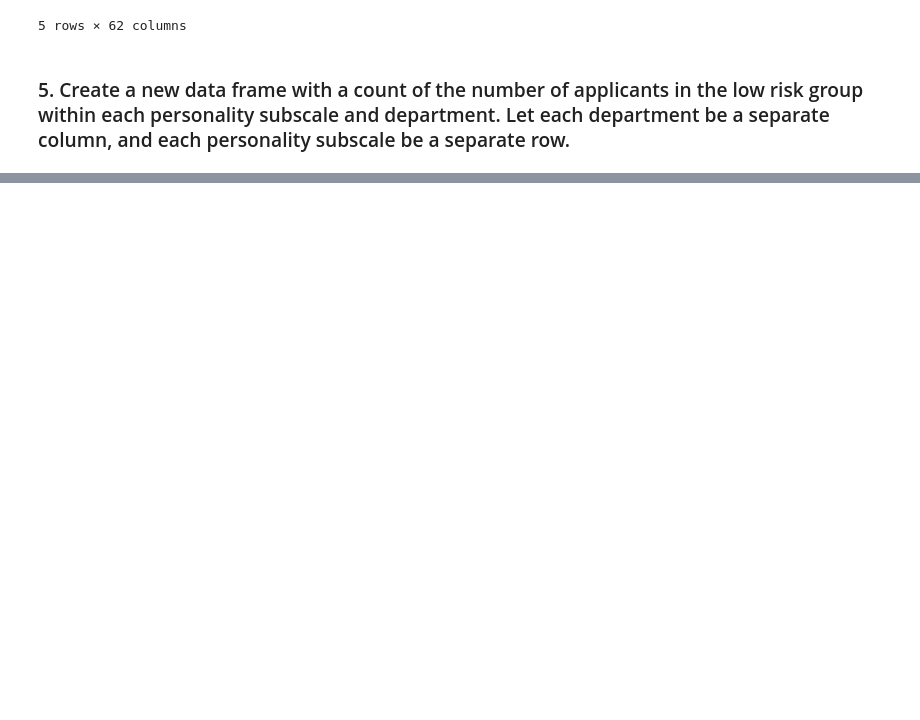
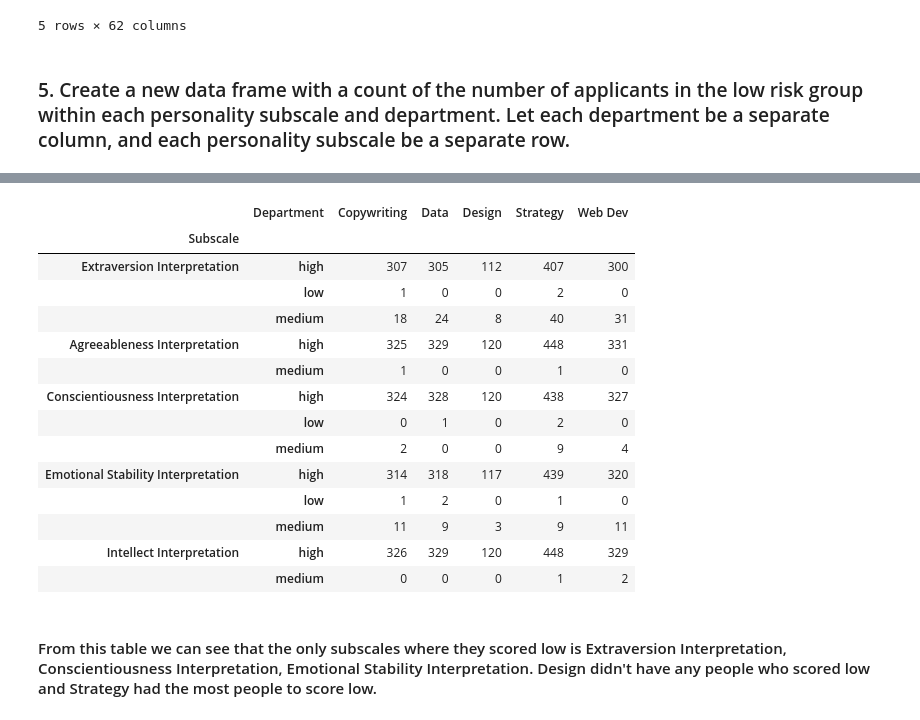
Before and after one commit to keanubowker8/Data-Wrangling, a Jupyter notebook: Data Wrangling.ipynb, the cells around one changed output, grey strips where cells are left out. Drawn from its saved outputs; the diff is of its cells as text; code cells hidden in the pictures; blank space fills up the shorter version.

```diff
--- a/Data Wrangling.ipynb
+++ b/Data Wrangling.ipynb
@@ -287,0 +252,3 @@ def lowRisk():
+# %%
+lowrisk_df = risk_df.iloc[ : , [-12,-11,-10,-9,-8,-7,-6,-5,-4,-3,-2] ]
+lowrisk_df.head()
@@ -287,0 +263,35 @@ def lowRisk():
+# %%
+inter = ['Extraversion Interpretation','Agreeableness Interpretation','Conscientiousness Interpretation','Emotional Stability Interpretation','Intellect Interpretation']
+trait = ['Extraversion','Agreeableness','Conscientiousness','Emotional Stability','Intellect']
+# %%
+lowww_df = pd.DataFrame()
+# %%
+
+for i,j in zip(inter,trait):
+
+    loww_df = pd.pivot_table(lowrisk_df,index = i,columns="Department",values= j, aggfunc='count', fill_value=0)
+    loww_df.reset_index(inplace=True)
+    loww_df['Subscale'] = i
+    loww_df.rename(columns={i: ""},inplace=True)
+    loww_df = loww_df.set_index(['Subscale',''])
+    lowww_df = pd.concat([lowww_df,loww_df])
+# %%
+lowww_df
+# %% [output]
+|  | Department | Copywriting | Data | Design | Strategy | Web Dev |
+| Subscale |  |  |  |  |  |  |
+| Extraversion Interpretation | high | 307 | 305 | 112 | 407 | 300 |
+|  | low | 1 | 0 | 0 | 2 | 0 |
+|  | medium | 18 | 24 | 8 | 40 | 31 |
+| Agreeableness Interpretation | high | 325 | 329 | 120 | 448 | 331 |
+|  | medium | 1 | 0 | 0 | 1 | 0 |
+| Conscientiousness Interpretation | high | 324 | 328 | 120 | 438 | 327 |
+|  | low | 0 | 1 | 0 | 2 | 0 |
+|  | medium | 2 | 0 | 0 | 9 | 4 |
+| Emotional Stability Interpretation | high | 314 | 318 | 117 | 439 | 320 |
+|  | low | 1 | 2 | 0 | 1 | 0 |
+|  | medium | 11 | 9 | 3 | 9 | 11 |
+| Intellect Interpretation | high | 326 | 329 | 120 | 448 | 329 |
+|  | medium | 0 | 0 | 0 | 1 | 2 |
+# %% [markdown]
+#### From this table we can see that the only subscales where they scored low is Extraversion Interpretation, Conscientiousness Interpretation, Emotional Stability Interpretation. Design didn't have any people who scored low and Strategy had the most people to score low.
```
Also changed, not shown: parts of 7 cells of this notebook.
